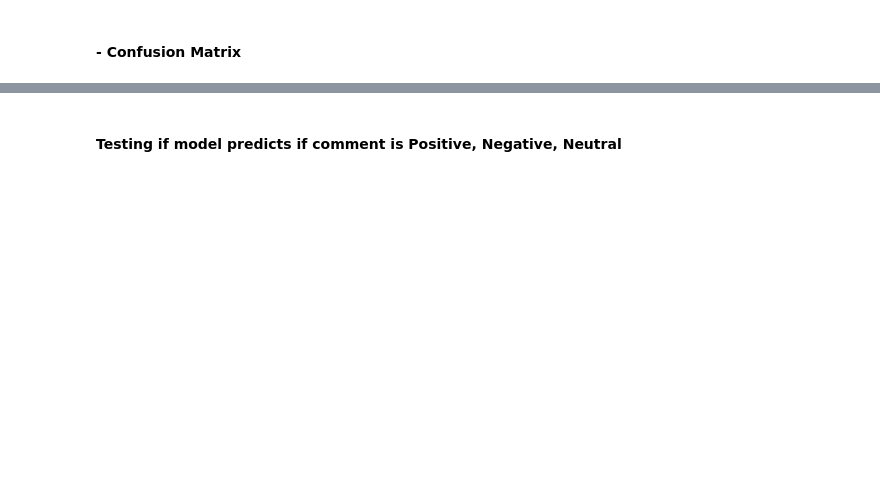
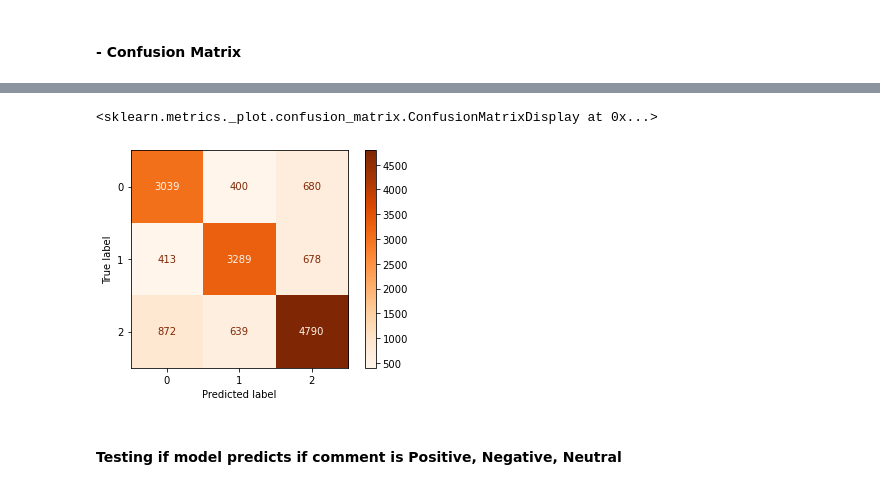
Before and after one commit to Brandon-Meyer0/VideogameTweets, a Jupyter notebook: TweetSentimentAnalysis.ipynb, the cells around one changed output, grey strips where cells are left out. Cells and saved outputs as stored; diff of their text form; code cells hidden in the pictures; blank space fills up the shorter version.

```diff
--- a/TweetSentimentAnalysis.ipynb
+++ b/TweetSentimentAnalysis.ipynb
@@ -379,14 +384,10 @@ clf = DecisionTreeClassifier(random_state=42)
 # Train the classifier on the training data
 clf.fit(X_train_vect, y_train)
 
-y_pred = clf.predict(X_test_vect)
-
-# Evaluate the model's accuracy
-accuracy = accuracy_score(y_test, y_pred)
-print(f"Accuracy: {accuracy:.2f}")
+y_pred_clf = clf.predict(X_test_vect)
 
 unique_classes = twitter_training['Sentiment'].unique()
 # Print classification report (includes precision, recall, F1-score, etc.)
-print("\nClassification Report:")
-print(classification_report(y_test, y_pred, target_names=unique_classes))
+print("\nClassification Report:\n")
+print(classification_report(y_test, y_pred_clf, target_names=unique_classes))
 # %% [output]
@@ -414,8 +435,12 @@ print(classification_report(validation_y,y_predict_validation))
 # %%
-# Print confusion matrix
-cnf_matrix = confusion_matrix(y_test, y_predict)
+# Print Confusion Matrix: DecisionTreeClassifier
+
+cnf_matrix = confusion_matrix(y_test, y_pred_clf)
 disp = ConfusionMatrixDisplay(confusion_matrix=cnf_matrix)
 disp.plot(cmap=plt.cm.Oranges)
+# %% [output]
+<sklearn.metrics._plot.confusion_matrix.ConfusionMatrixDisplay at 0x...>
+[figure, added]
 # %% [markdown]
 #### Testing if model predicts if comment is Positive, Negative, Neutral
 # %%
```
Also changed, not shown: parts of 11 cells of this notebook.
